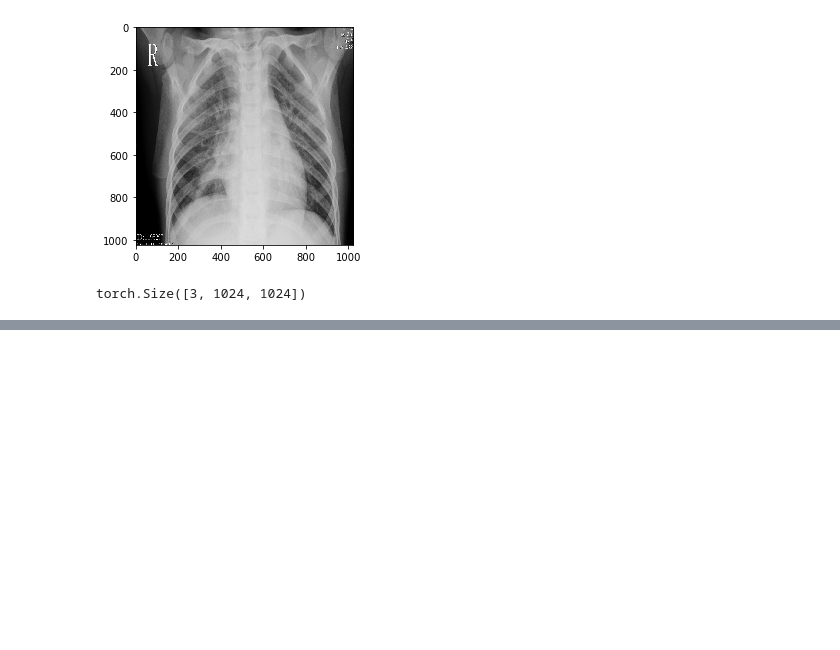
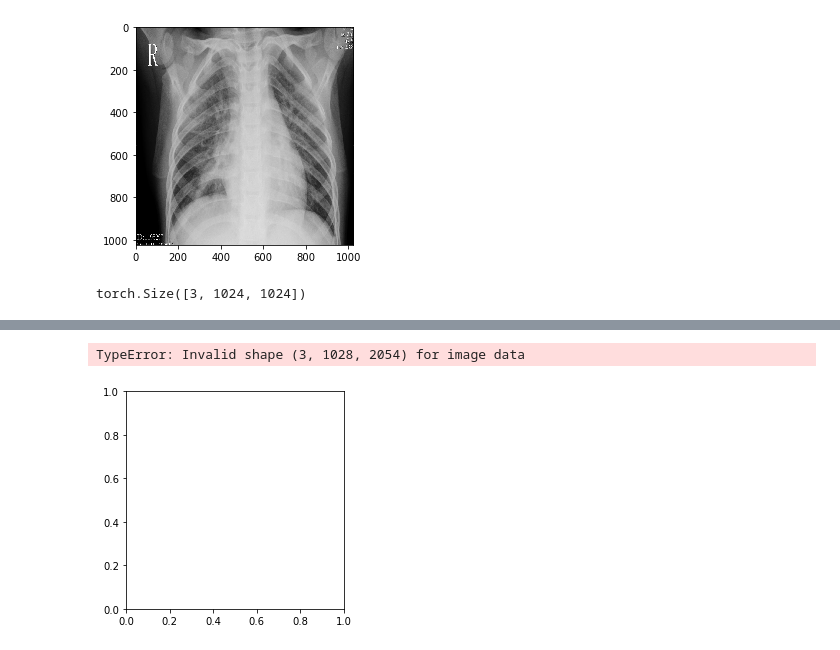
Before and after one commit to jmt0221/covid, a Jupyter notebook: covid-rec.ipynb, the cells around one changed output, grey strips where cells are left out. Drawn from its saved outputs; the diff is of its cells as text; code cells hidden in the pictures; blank space fills up the shorter version.

```diff
--- a/covid-rec.ipynb
+++ b/covid-rec.ipynb
@@ -125,0 +126,10 @@ print('Finished Training')
+# %%
+dataiter = iter(dataset_loader)
+images, labels = dataiter.next()
+
+# print images
+plt.imshow(torchvision.utils.make_grid(images))
+print('GroundTruth: ', ' '.join('%5s' % classes[labels[j]] for j in range(4)))
+# %% [output]
+TypeError: Invalid shape (3, 1028, 2054) for image data
+[figure, added]
```
Also changed, not shown: parts of 2 cells of this notebook.
